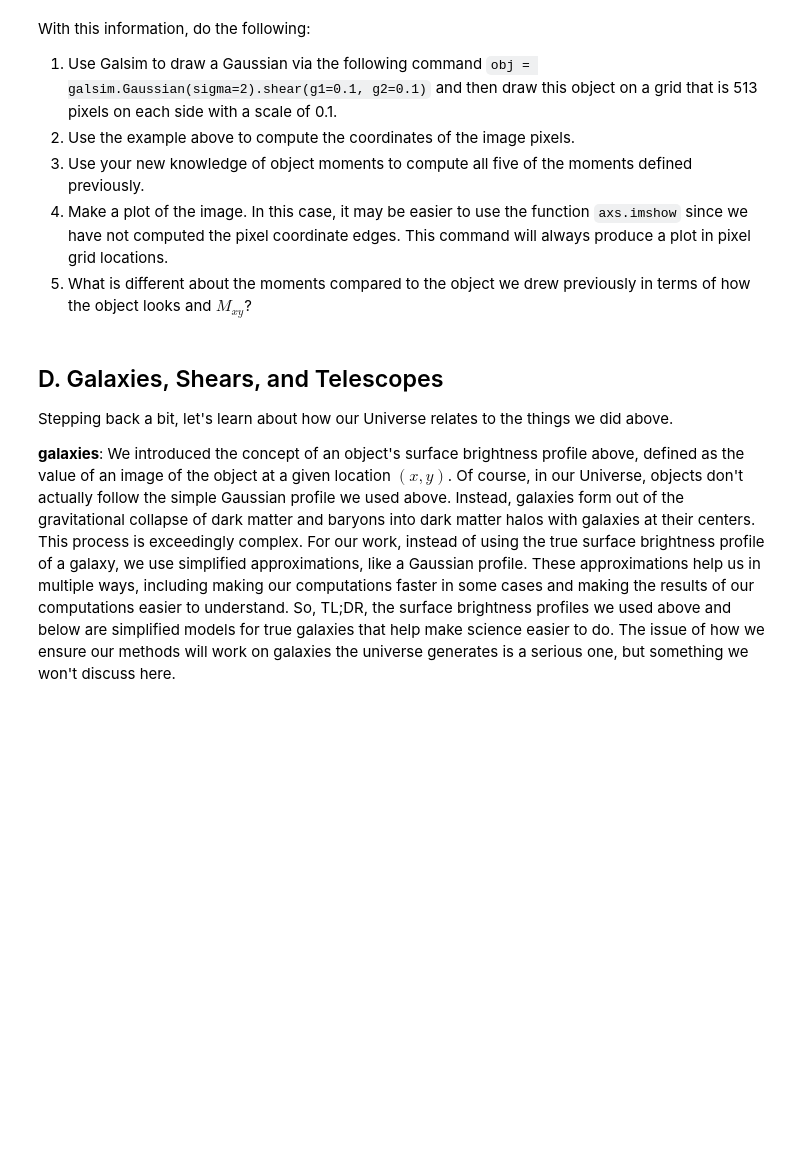
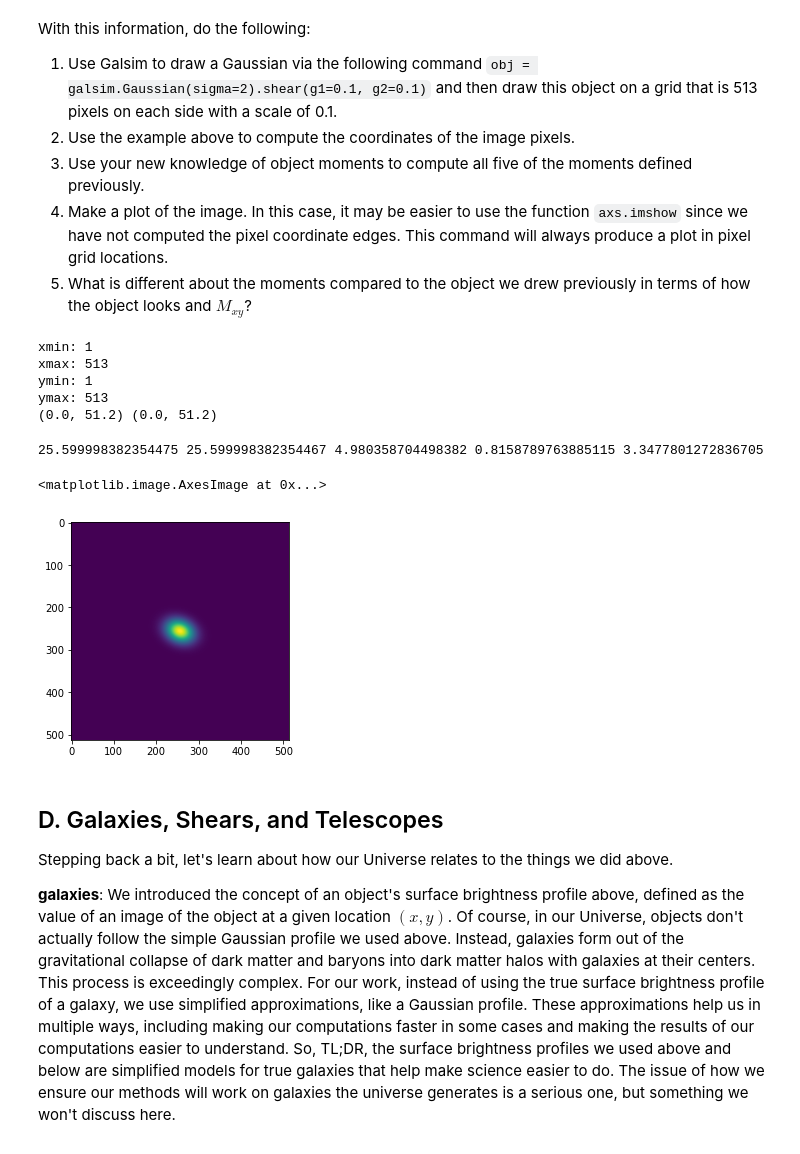
Before and after one commit to zhouconghao/shape-measurement-tutorials, a Jupyter notebook: shape_measurement_101.ipynb, the cells around one changed output. Drawn from its saved outputs; the diff is of its cells as text; code cells hidden in the pictures; blank space fills up the shorter version.

```diff
--- a/shape_measurement_101.ipynb
+++ b/shape_measurement_101.ipynb
@@ -433,6 +465,41 @@ With this information, do the following:
 3. Use your new knowledge of object moments to compute all five of the moments defined previously.
 4. Make a plot of the image. In this case, it may be easier to use the function `axs.imshow` since we have not computed the pixel coordinate edges. This command will always produce a plot in pixel grid locations.
 5. What is different about the moments compared to the object we drew previously in terms of how the object looks and $M_{xy}$?
+# %%
+obj3 = galsim.Gaussian(sigma=2).shear(g1=0.1,g2=0.1)
+im3 = obj3.drawImage(scale=0.1,nx=513,ny=513)
+
+print("xmin:", im3.bounds.xmin)
+print("xmax:", im3.bounds.xmax)
+print("ymin:", im3.bounds.ymin)
+print("ymax:", im3.bounds.ymax)
+
+xmin_zero = im3.bounds.xmin - 1
+xmax_zero = im3.bounds.xmax - 1
+ymin_zero = im3.bounds.ymin - 1
+ymax_zero = im3.bounds.ymax - 1
+
+x, y = np.meshgrid(np.arange(xmin_zero, xmax_zero+1), np.arange(ymin_zero, ymax_zero+1))
+x, y = x*0.1, y*0.1
+
+print((x.min(), x.max()), (y.min(), y.max()))
+# %% [output]
+xmin: 1
+xmax: 513
+ymin: 1
+ymax: 513
+(0.0, 51.2) (0.0, 51.2)
+# %%
+
+M_x,M_y,M_xx,M_xy,M_yy = get_moments(im3.array,x,y)
+print(M_x, M_y, M_xx, M_xy, M_yy)
+# M_xy is not zero because there is a correlation between x and y now
+
+plt.imshow(im3.array)
+# %% [output]
+25.599998382354475 25.599998382354467 4.980358704498382 0.8158789763885115 3.3477801272836705
+<matplotlib.image.AxesImage at 0x...>
+[figure, added]
 # %% [markdown]
 ## D. Galaxies, Shears, and Telescopes
 
```
Also changed, not shown: parts of 24 cells of this notebook.
